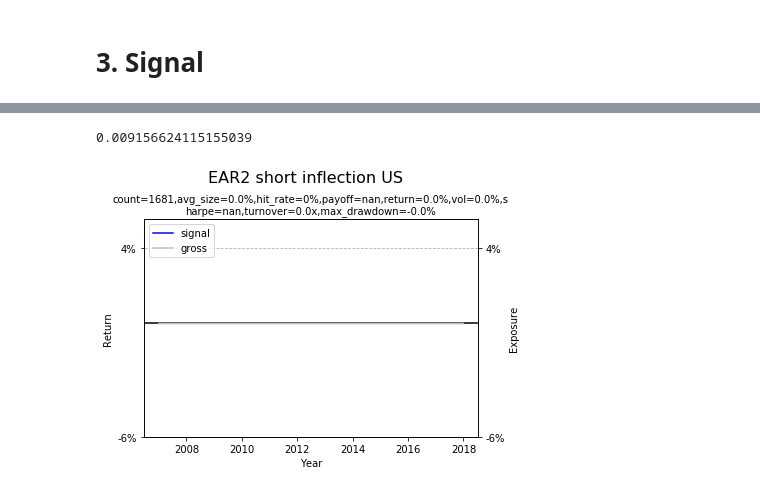
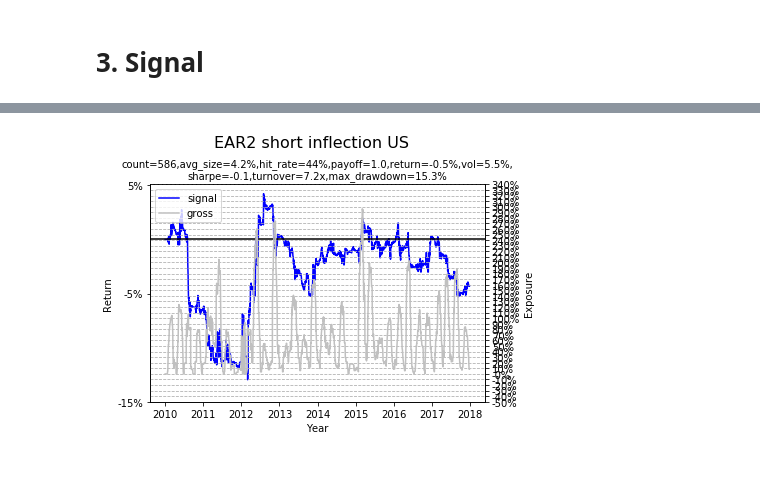
Before and after one commit to zliyclh/post_result, a Jupyter notebook: Inflection.ipynb, the cells around one changed output, grey strips where cells are left out. Cells and saved outputs as stored; diff of their text form; code cells hidden in the pictures.

```diff
--- a/Inflection.ipynb
+++ b/Inflection.ipynb
@@ -593 +646,6 @@ def signal_account(long_df,short_df,index_df,return_df,fundamental_df,stop,gross
+# %%
+US["EAR2_short"]=US.apply(lambda x: 1 if x.name[0]==x["Ticker-1"] and x.name[0]==x["Ticker-2"] and x["EAR2-1"]>3 \
+                          and x["EAR2-2"]>3 and x["EAR2"]<-3 else 0, axis=1)
+# %%
+EAR2_short_base=US[US["EAR2_short"]==1]
 # %%
@@ -602,13 +660,9 @@ plot_signal('EAR2 long inflection US',[6,4],EAR2_long_account[-1])
-# %%
-EAR2_short_df[1].cumsum().ffill().iloc[-1].sort_values().mean()
-# %% [output]
-0.009156624115155039
 # %%
-EAR2_short_df=signal_df_date(None,EAR2_short,abs_return_US,US_price,2,30,pd.Timestamp(2007,1,1),pd.Timestamp(2017,12,31))
+EAR2_short_df=signal_df_date(None,EAR2_short_base,abs_return_VWAP_US,2,30,pd.Timestamp(2010,1,1),pd.Timestamp(2017,12,31))[1]
 # %%
-EAR2_short_account=signal_account(None,EAR2_short_df[1],abs_return_index_US.loc["SPX Index"].to_frame(),abs_return_US,US,(8,8),\
-                                 (30,0),0,True,0.2,100)
+EAR2_short_account=signal_account(None,EAR2_short_df,abs_return_index_US.loc["SPX Index"].to_frame(),abs_return_VWAP_US,US,\
+                                  (8,8),(0,30),0,True,0.2,50)
 # %%
-plot_signal('EAR2 short inflection US',[6,4],EAR2_short_account[-1])
+plot_signal('EAR2 short inflection US',[6,4],EAR2_short_account[3])
 # %% [output]
-[figure, old version]
+[figure, new version]
```
Also changed, not shown: parts of 79 cells of this notebook, 27 other files.
